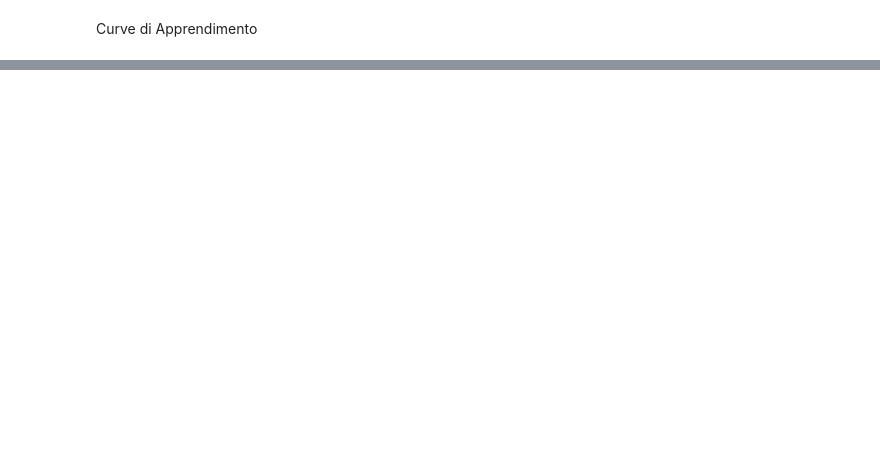
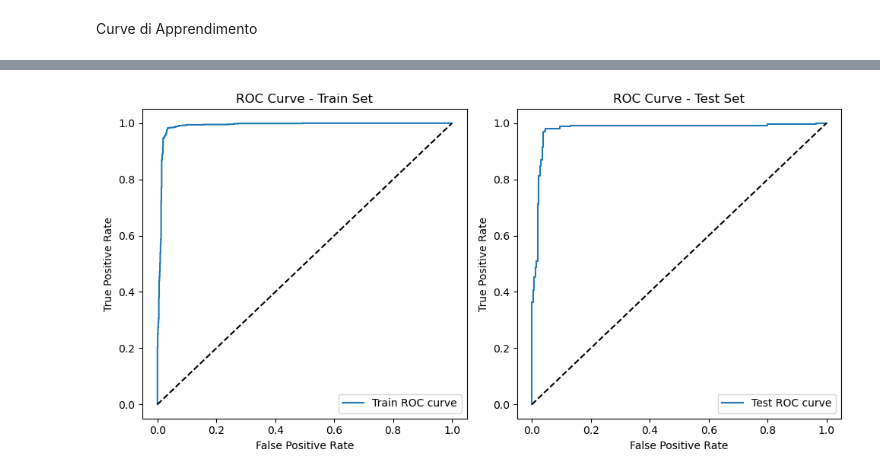
Before and after one commit to CamillaMilli/Group-36-FDS, a Jupyter notebook: main.ipynb, the cells around one changed output, grey strips where cells are left out. Drawn from its saved outputs; the diff is of its cells as text; code cells hidden in the pictures; blank space fills up the shorter version.

```diff
--- a/main.ipynb
+++ b/main.ipynb
@@ -738,0 +784,2 @@ Sembra confermarsi la nostra teria dell'overfitting, ma nonostante ciò sembra l
+# %%
+df = pd.read_csv('parkinsons_disease_data.csv')
@@ -738,0 +829,2 @@ Sembra confermarsi la nostra teria dell'overfitting, ma nonostante ciò sembra l
+# %%
+X_train, X_test, y_train, y_test = train_test_split(X_resampled, y_resampled, random_state=42, train_size=0.8, test_size=0.2, stratify=y_resampled )
@@ -738,0 +833,15 @@ Sembra confermarsi la nostra teria dell'overfitting, ma nonostante ciò sembra l
+# %%
+import xgboost as xgb
+from sklearn.model_selection import GridSearchCV, StratifiedKFold
+
+base_params = {
+   'objective': 'binary:logistic',   # Binary classification
+    'eval_metric': 'logloss',        # Common metric for binary classification
+    'n_estimators': 100,             # Number of trees (boosting iteration)
+    'learning_rate': 0.1,            # Learning rate
+    'max_depth': 5,                  # Maximum depth for each tree
+    'min_child_weight': 1,           # ???
+    'subsample': 0.8,                # Campionated rows for each tree
+    'colsample_bytree': 0.8,         # Campionated features for each tree
+    'random_state': 42
+}
@@ -738,0 +929,32 @@ Sembra confermarsi la nostra teria dell'overfitting, ma nonostante ciò sembra l
+# %%
+# Curve ROC e AUC
+
+y_train_prob = grid_search.predict_proba(X_train)[:, 1]
+y_test_prob = grid_search.predict_proba(X_test)[:, 1]
+
+
+fpr_train, tpr_train, _ = roc_curve(y_train, y_train_prob)
+fpr_test, tpr_test, _ = roc_curve(y_test, y_test_prob)
+
+plt.figure(figsize=(10, 5))
+
+plt.subplot(121)
+plt.title('ROC Curve - Train Set')
+plt.plot(fpr_train, tpr_train, label='Train ROC curve')
+plt.plot([0, 1], [0, 1], 'k--')
+plt.xlabel('False Positive Rate')
+plt.ylabel('True Positive Rate')
+plt.legend()
+
+plt.subplot(122)
+plt.title('ROC Curve - Test Set')
+plt.plot(fpr_test, tpr_test, label='Test ROC curve')
+plt.plot([0, 1], [0, 1], 'k--')
+plt.xlabel('False Positive Rate')
+plt.ylabel('True Positive Rate')
+plt.legend()
+
+plt.tight_layout()
+plt.show()
+# %% [output]
+[figure, added]
```
Also changed, not shown: parts of 53 cells of this notebook.
